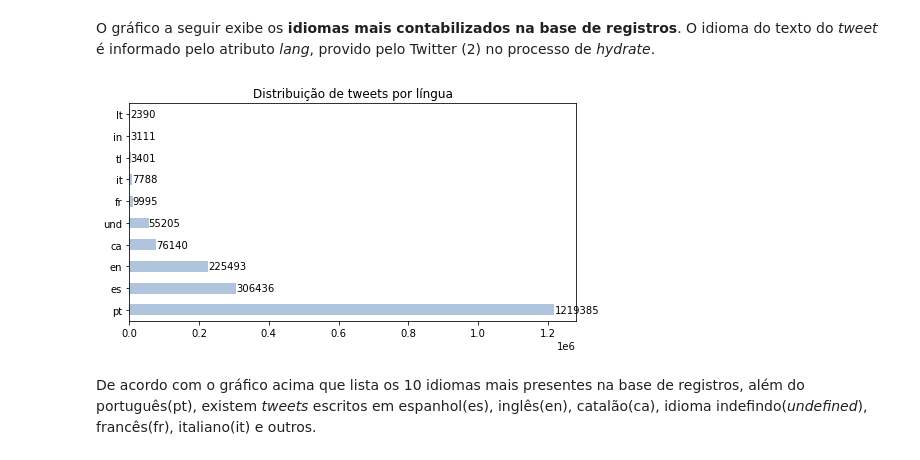
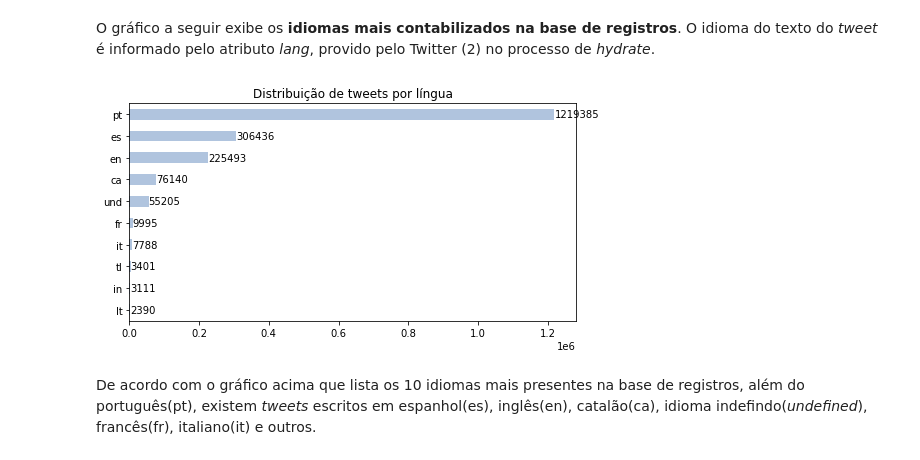
Before and after one commit to mariogmp/LCDIA, a Jupyter notebook: geocov19_brasil_02_selecao.ipynb, the cells around one changed output. Saved outputs shown, nothing was run; the diff lists cells and outputs as text; code cells hidden in the pictures.

```diff
--- a/geocov19_brasil_02_selecao.ipynb
+++ b/geocov19_brasil_02_selecao.ipynb
@@ -59,4 +54,7 @@ No passo seguinte, serão selecionados **somente os *tweets* que tiveram seus co
 Os dados são montados em um *dataframe* para facilitar a visualização e investigação dos resultados.
 # %%
 df_1 = pd.DataFrame.from_records(collection.find({'text': {'$ne':None}, 'lang': {'$ne':None}}, {'state':1,'city':1,'lang':1,'geo_source':1,'text':1,'created_at':1,'_id': 0}))
+# %%
+df_1 = df_1.sort_values(by='created_at')
+df_1 = df_1.reset_index(drop=True)
 # %% [markdown]
@@ -170,5 +161,5 @@ A célula a seguir filtra os registros citados e totaliza novamente a quantidade
 # %%
 df_2 = df_1.query("geo_source != 'tweet_text'")
-df_2.shape[0]
+df_2 = df_2.reset_index(drop=True)
 # %% [output]
 1921272
@@ -177,12 +181,12 @@ df_2.shape[0]
 # %% [markdown]
 O gráfico a seguir exibe os **idiomas mais contabilizados na base de registros**. O idioma do texto do *tweet* é informado pelo atributo *lang*, provido pelo Twitter (2) no processo de *hydrate*.
 # %%
-df_2.lang.value_counts()[:10].plot(kind='barh', figsize=(8, 4), title = 'Distribuição de tweets por língua', color='lightsteelblue')
+df_2.lang.value_counts()[:10].sort_values().plot(kind='barh', figsize=(8, 4), title = 'Distribuição de tweets por língua', color='lightsteelblue')
 
-for index, value in enumerate(df_2.lang.value_counts()[:10]):
+for index, value in enumerate(df_2.lang.value_counts()[:10].sort_values()):
     plt.text(value, index, str(value), verticalalignment='center')
 # %% [output]
-[figure, old version]
+[figure, new version]
 # %% [markdown]
 De acordo com o gráfico acima que lista os 10 idiomas mais presentes na base de registros, além do português(pt), existem *tweets* escritos em espanhol(es), inglês(en), catalão(ca), idioma indefindo(*undefined*), francês(fr), italiano(it) e outros.
 # %% [markdown]
```
Also changed, not shown: parts of 26 cells of this notebook, 4 other files.
